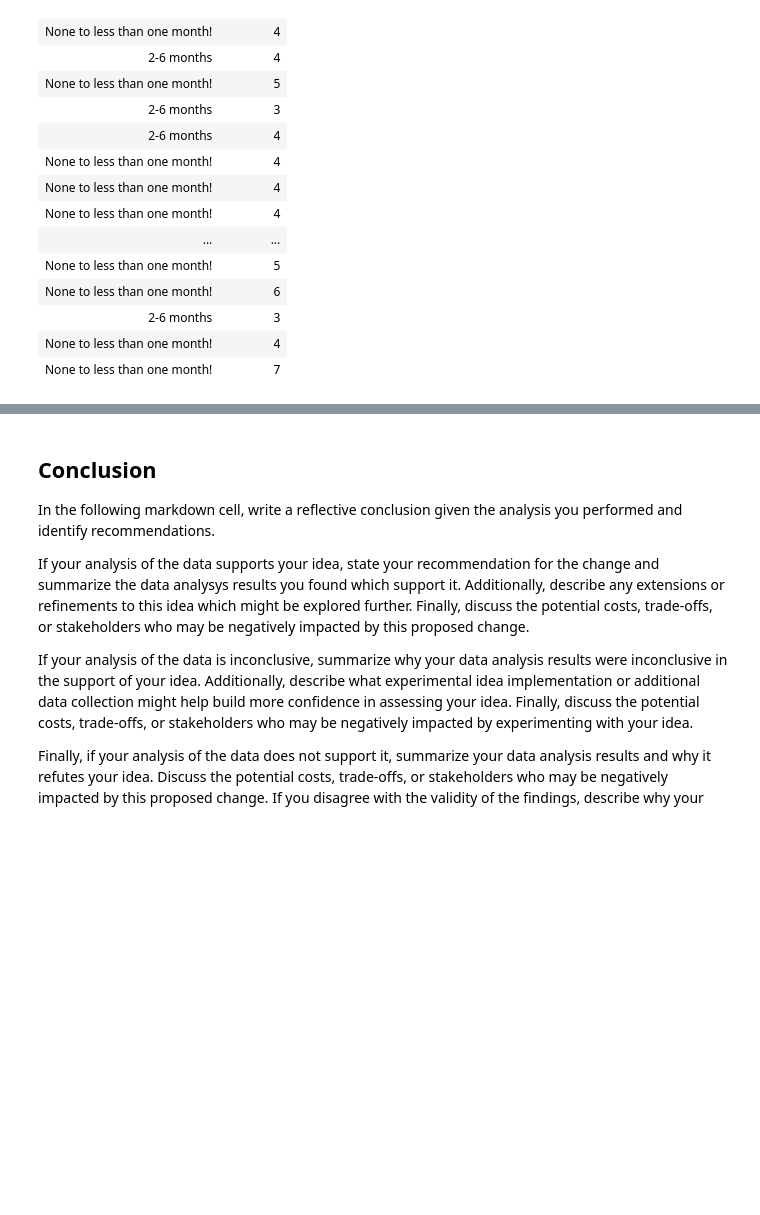
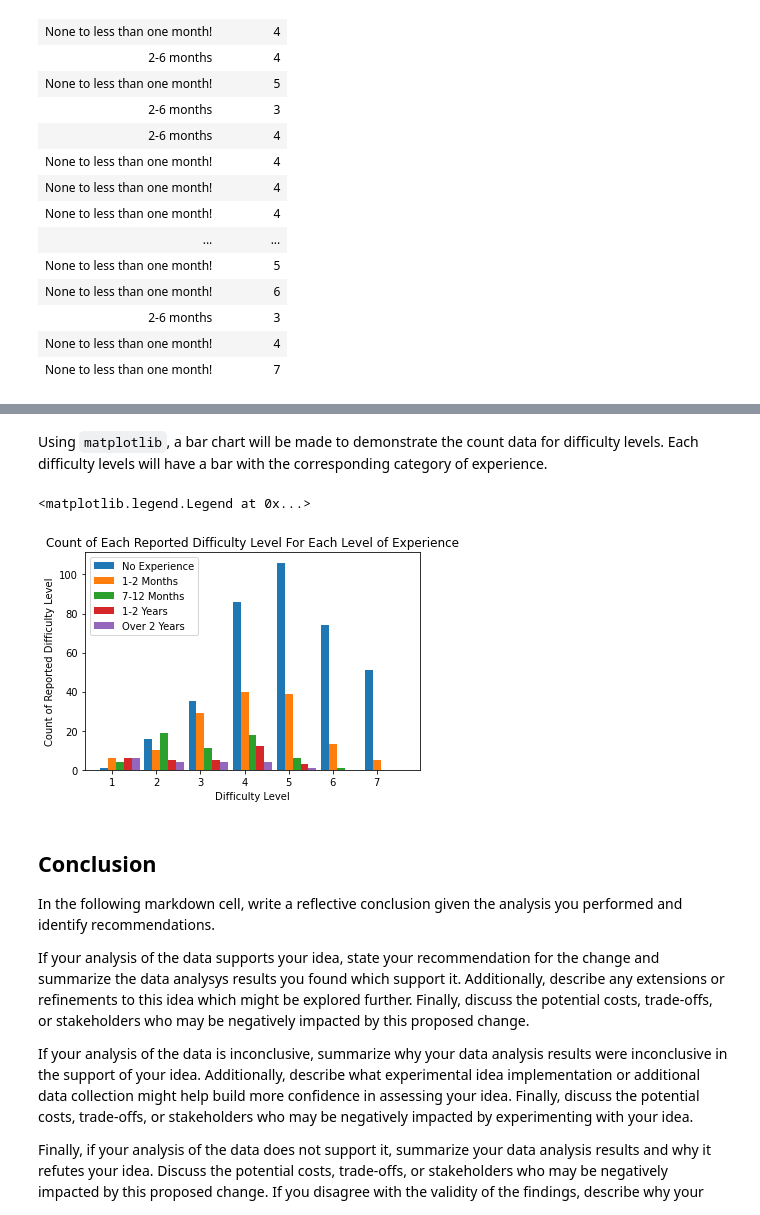
Before and after one commit to gracieam/comp110-22s-workspace, a Jupyter notebook: exercises/ex08/analysis.ipynb, the cells around one changed output, grey strips where cells are left out. Cells and saved outputs as stored; diff of their text form; code cells hidden in the pictures; blank space fills up the shorter version.

```diff
--- a/exercises/ex08/analysis.ipynb
+++ b/exercises/ex08/analysis.ipynb
@@ -156,3 +180,36 @@ Prior Experience: {'None to less than one month!': 369, 'Over 2 years': 19}
+# %% [markdown]
+Using `matplotlib`, a bar chart will be made to demonstrate the count data for difficulty levels. Each difficulty levels will have a bar with the corresponding category of experience.
+# %%
+from matplotlib import pyplot as plt
+import numpy as np
+
+plt.title("Count of Each Reported Difficulty Level For Each Level of Experience")
+plt.xlabel("Difficulty Level")
+plt.ylabel("Count of Reported Difficulty Level")
+
+no_xp_values: list[int] = list(sorted_no_xp_count.values())
+two_to_six_mo_values: list[int] = list(sorted_two_to_six_mo.values())
+seven_to_twelve_mo_values: list[int] = list(sorted_seven_to_twelve_mo.values())
+one_to_two_years_values: list[int] = list(sorted_one_to_two_yrs.values())
+over_two_yrs_values: list[int] = list(sorted_over_two_yrs.values())
+
+plt.title("Count of Each Reported Difficulty Level For Each Level of Experience")
+
+x = 7
+ind = np.arange(x)
+width = 0.18
+
+bar_1 = plt.bar(ind, no_xp_values, width, label="No Experince")
+bar_2 = plt.bar(ind + width, two_to_six_mo_values, width, label='2-6 Months Experience')
+bar_3 = plt.bar(ind + 2 * width, seven_to_twelve_mo_values, width, label='7-12 Months Experience')
+bar_4 = plt.bar(ind + 3 * width, one_to_two_years_values, width, label='1-2 Years Experience')
+bar_5 = plt.bar(ind + 4 * width, over_two_yrs_values, width, label='Over 2 Years Months Experience')
+
+plt.xticks(ind+width, ["1", "2", "3", "4", "5", "6", "7"])
+plt.legend( (bar_1, bar_2, bar_3, bar_4, bar_5), ("No Experience", "1-2 Months", "7-12 Months", "1-2 Years", "Over 2 Years"))
+# %% [output]
+<matplotlib.legend.Legend at 0x...>
+[figure, added]
 # %% [markdown]
 ## Conclusion
 
```
Also changed, not shown: parts of 7 cells of this notebook, 1 other file.
